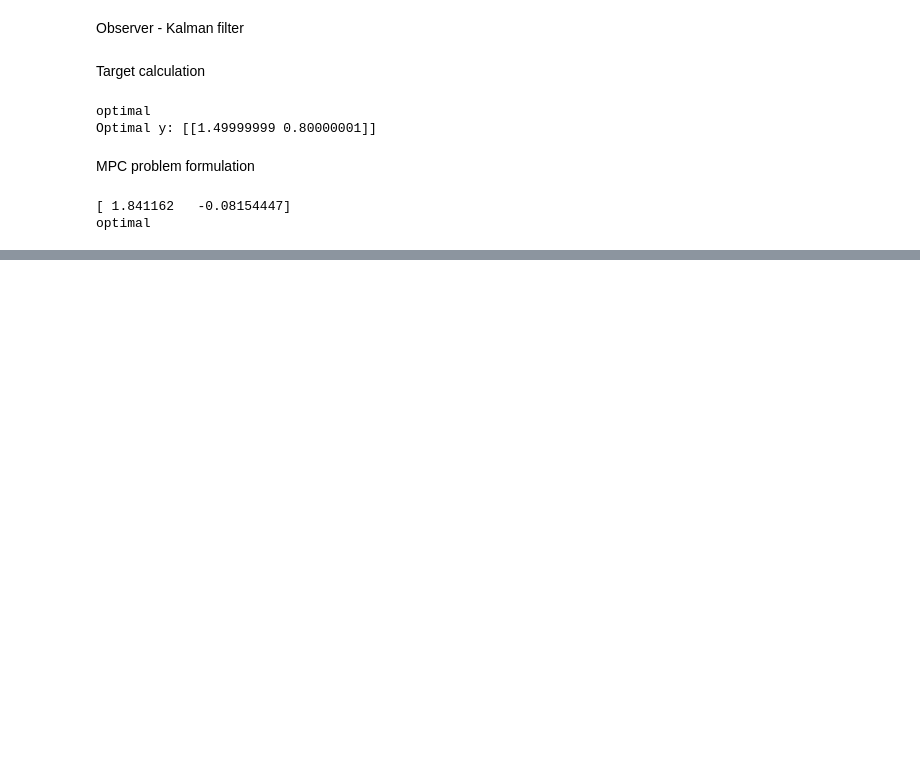
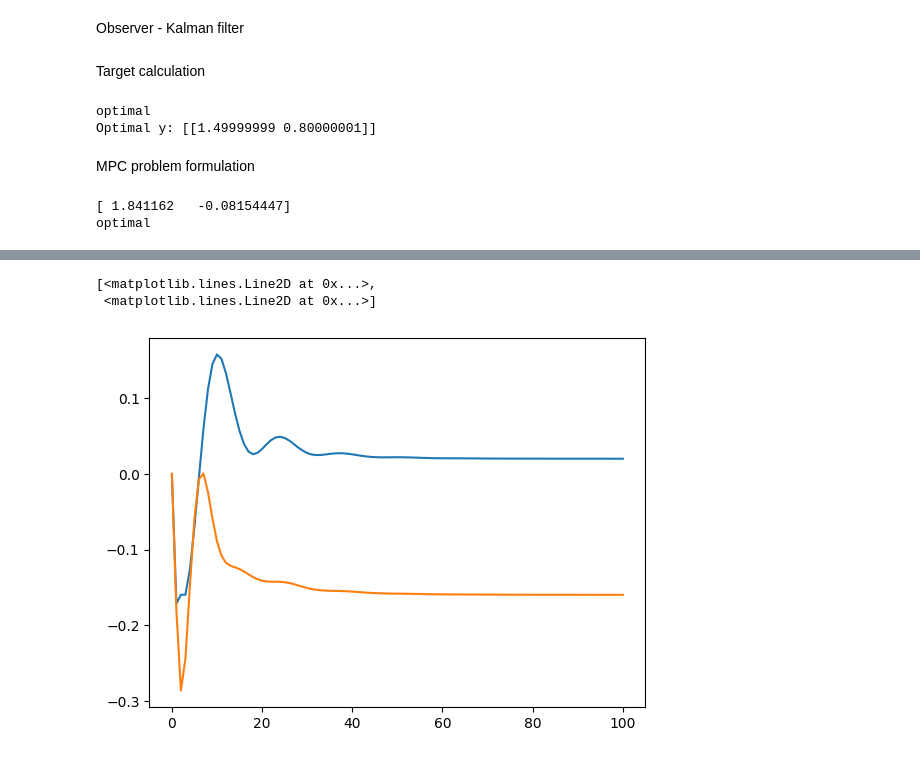
Before and after one commit to PatrikValabek/offset-free-koopman-mpc, a Jupyter notebook: offset_free_C.ipynb, the cells around one changed output, grey strips where cells are left out. Cells and saved outputs as stored; diff of their text form; code cells hidden in the pictures; blank space fills up the shorter version.

```diff
--- a/offset_free_C.ipynb
+++ b/offset_free_C.ipynb
@@ -427,0 +386,6 @@ array([ 0.37969607,  0.54580856, -0.18353908, -0.81496696, -0.07359236,
+# %%
+plt.plot(z_sim[nz:].T)
+# %% [output]
+[<matplotlib.lines.Line2D at 0x...>,
+ <matplotlib.lines.Line2D at 0x...>]
+[figure, added]
```
Also changed, not shown: parts of 7 cells of this notebook, 3 other files.
